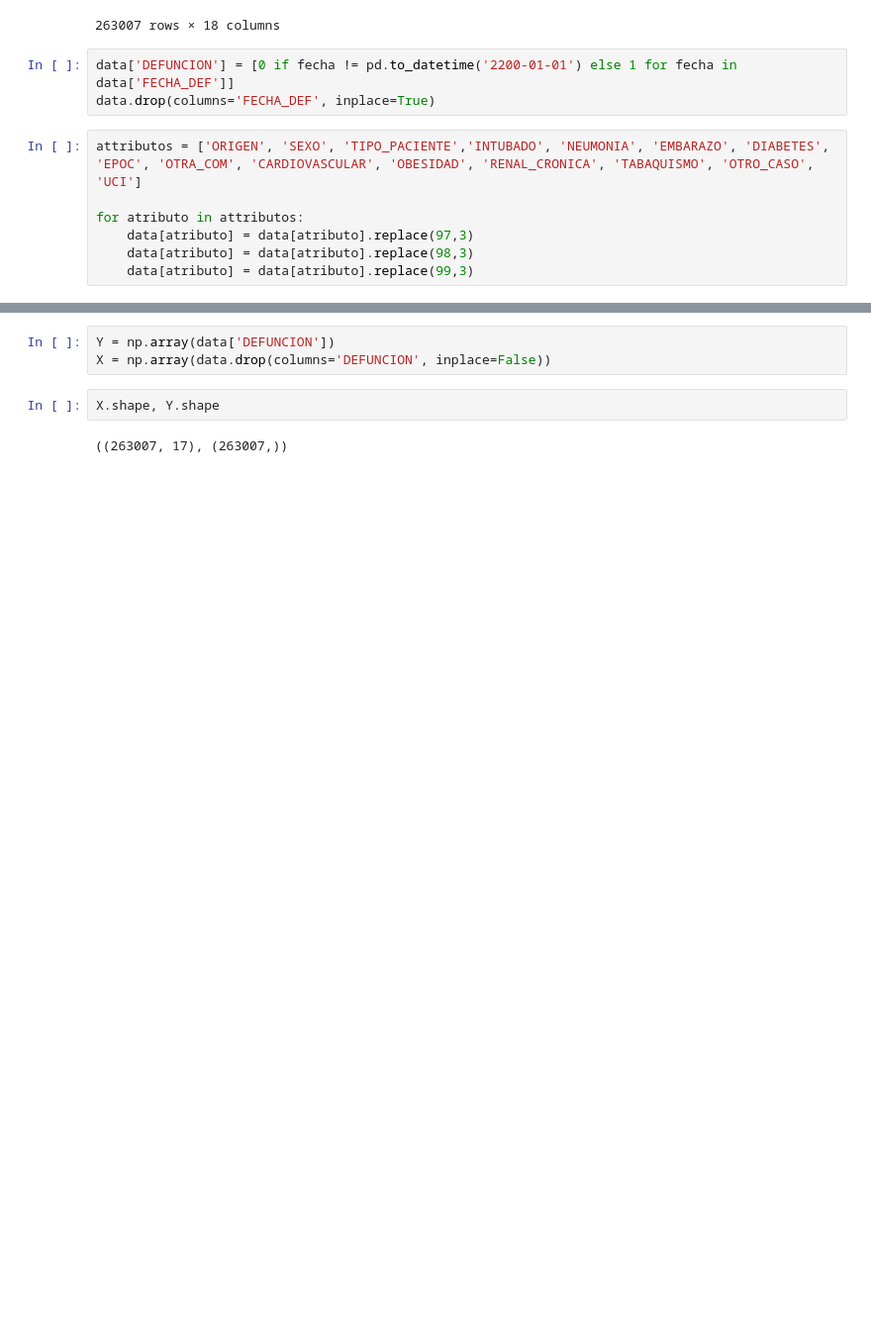
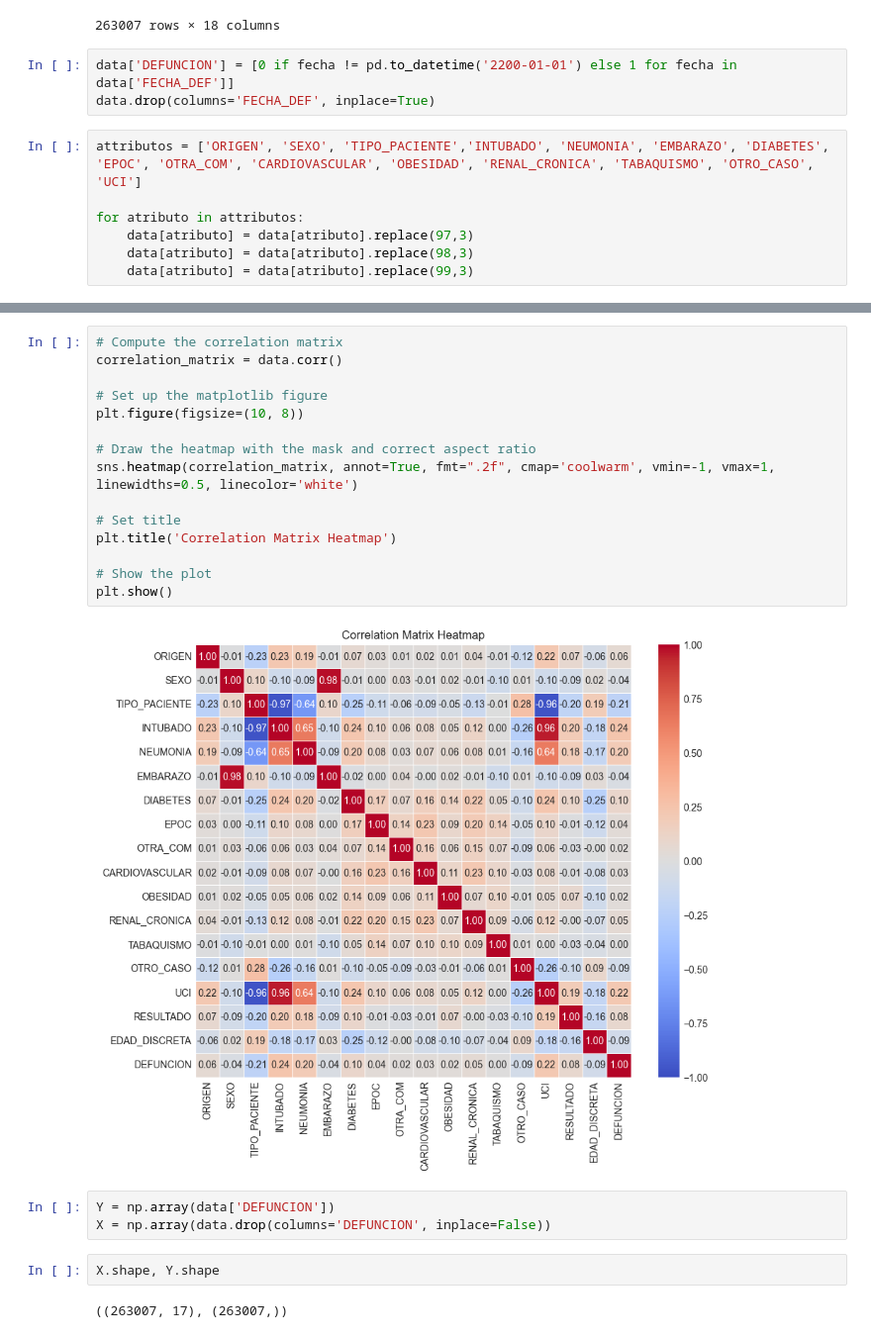
Before and after one commit to Edgar-La/Covid_19_Mexico, a Jupyter notebook: Final_Project.ipynb, the cells around one changed output, grey strips where cells are left out. Shown at 99% size. Saved outputs shown, nothing was run; the diff lists cells and outputs as text; blank space fills up the shorter version.

Commit message:
segmentation and correlation added

```diff
--- a/Final_Project.ipynb
+++ b/Final_Project.ipynb
@@ -979,3 +1127,20 @@ data.describe()
+# %%
+# Compute the correlation matrix
+correlation_matrix = data.corr()
+
+# Set up the matplotlib figure
+plt.figure(figsize=(10, 8))
+
+# Draw the heatmap with the mask and correct aspect ratio
+sns.heatmap(correlation_matrix, annot=True, fmt=".2f", cmap='coolwarm', vmin=-1, vmax=1, linewidths=0.5, linecolor='white')
+
+# Set title
+plt.title('Correlation Matrix Heatmap')
+
+# Show the plot
+plt.show()
+# %% [output]
+[figure, added]
 # %%
 Y = np.array(data['DEFUNCION'])
 X = np.array(data.drop(columns='DEFUNCION', inplace=False))
```
Also changed, not shown: parts of 11 cells of this notebook.
